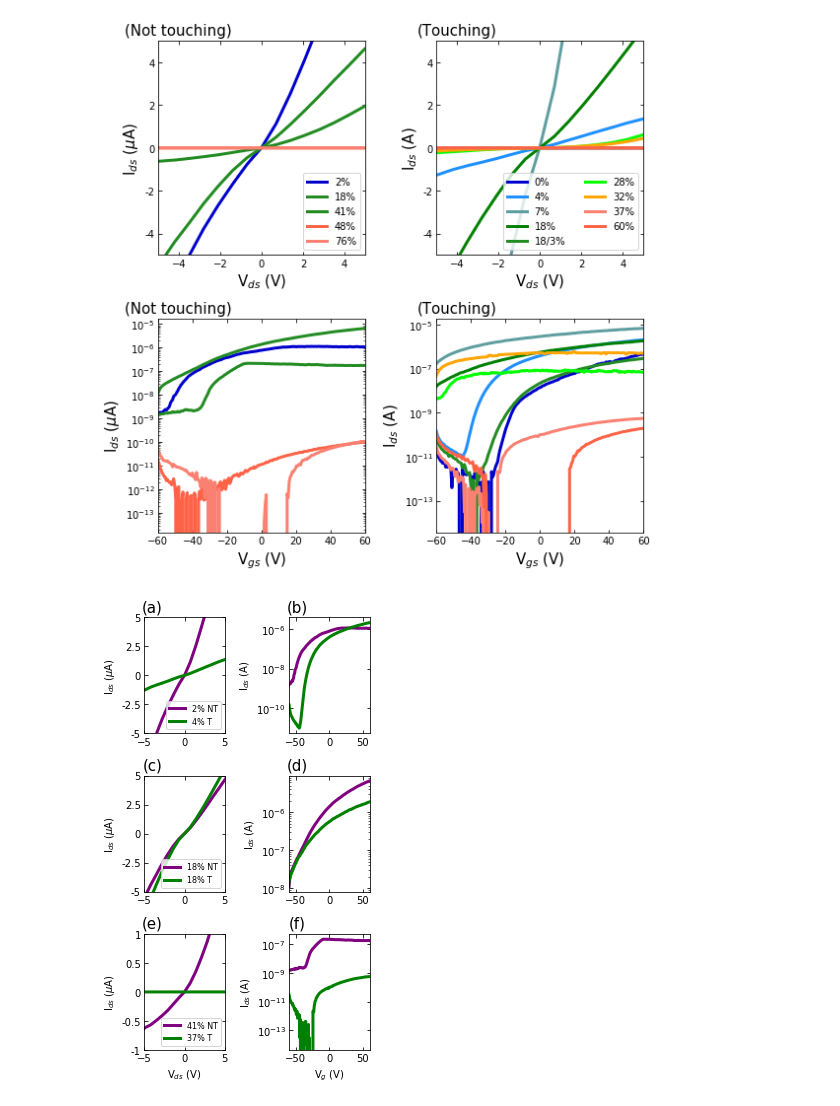
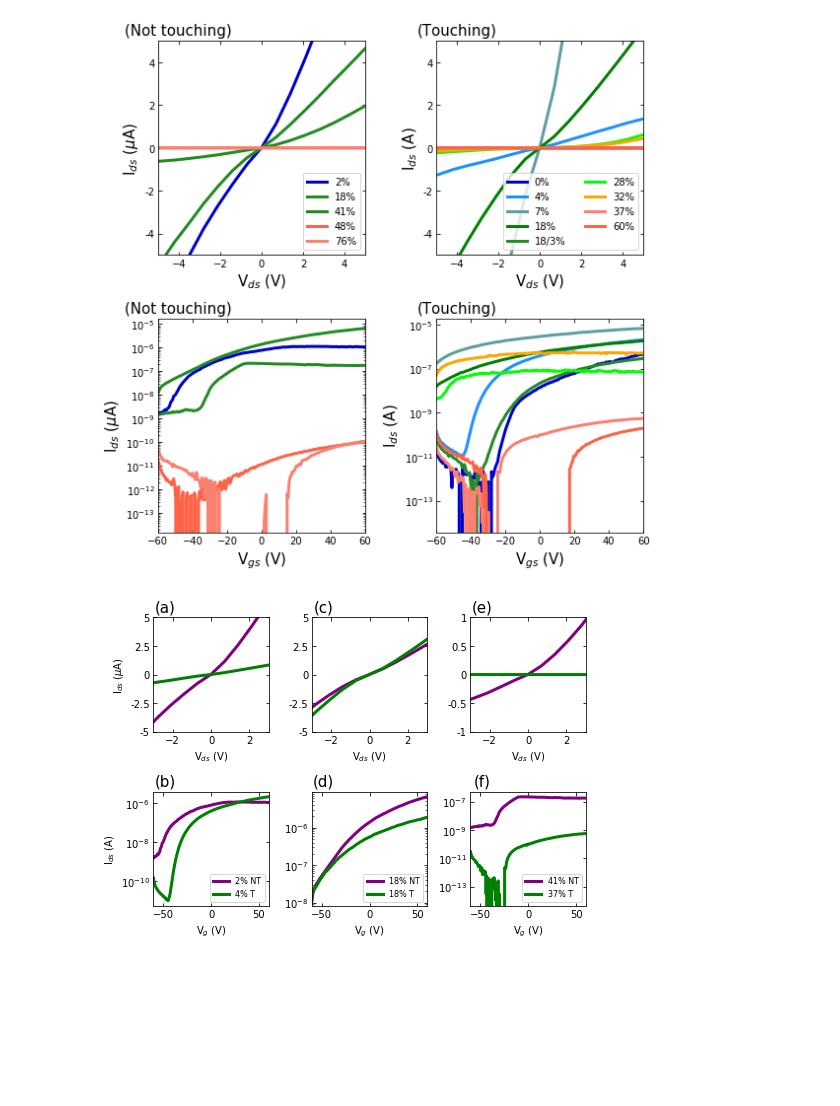
Before and after one commit to molydisulfide/Cut-to-channel-ratio-study, a Jupyter notebook: Paper.ipynb, the cells around one changed output. Saved outputs shown, nothing was run; the diff lists cells and outputs as text; code cells hidden in the pictures; blank space fills up the shorter version.

```diff
--- a/Paper.ipynb
+++ b/Paper.ipynb
@@ -1226,11 +1232,11 @@ plt.show()
 # %% [output]
 [figure]
 # %%
-fig = plt.figure(figsize = ((4,7)))
+fig = plt.figure(figsize = ((7,5)))
 scale_y = 1e-6
 ticks_y = ticker.FuncFormatter(lambda x, pos: '{0:g}'.format(x/scale_y))
 
-ax1 = fig.add_subplot(321)
+ax1 = fig.add_subplot(231)
 ax1.set_title("(a)", fontsize = 15, x=0.1)
 ax1.yaxis.set_major_formatter(ticks_y)
 
@@ -1240,14 +1246,14 @@ ax1.plot(x_02_EVO_NF[50:150], y_02_EVO_NF[50:150], '-', ms =5,alpha = 1, mew = '
 ax1.plot(x_025_EVO_NF[50:150], y_025_EVO_NF[50:150], '-', ms =5,alpha = 1, mew = '.25', color = 'g',
          linewidth = 3, mfc = "g",mec = 'black',
         label = "4% T")
-ax1.set_xlim([-5,5])
+ax1.set_xlim([-3,3])
 ax1.set_ylim([-0.000005,0.000005])
 ax1.tick_params(which = 'both', direction = 'in', top = 'on', right = 'on')
-#ax1.set_xlabel("V$_{ds}$ (V)", fontsize = 15)
+ax1.set_xlabel("V$_{ds}$ (V)", fontsize = 10)
 ax1.set_ylabel("I$_{ds}$ ($\mu$A)", fontsize = 10)
-ax1.legend(ncol =1, loc = 'lower right', fontsize = 8)
+#ax1.legend(ncol =1, loc = 'lower right', fontsize = 8)
 
-ax2 = fig.add_subplot(322)
+ax2 = fig.add_subplot(234)
 ax2.set_title("(b)", fontsize = 15, x=0.1)
 ax2.yaxis.set_major_formatter(ticks_y)
 
@@ -1259,12 +1265,12 @@ ax2.plot(x_025_EVO_gt_NF, y_025_EVO_gt_NF, '-', ms =5,alpha = 1, mew = '0.25', c
         label = "4% T")
 ax2.set_xlim([-60,60])
 ax2.tick_params(which = 'both', direction = 'in', top = 'on', right = 'on')
-#ax2.set_xlabel("V$_{gs}$ (V)", fontsize = 10)
+ax2.set_xlabel("V$_{g}$ (V)", fontsize = 10)
 ax2.set_ylabel("I$_{ds}$ (A)", fontsize = 10)
 ax2.set_yscale('log')
-#ax2.legend(ncol =1, loc = 'lower right', fontsize = 8)
+ax2.legend(ncol =1, loc = 'lower right', fontsize = 8)
 
-ax3 = fig.add_subplot(323)
+ax3 = fig.add_subplot(232)
 ax3.set_title("(c)", fontsize = 15, x=0.1)
 ax3.yaxis.set_major_formatter(ticks_y)
 
@@ -1274,14 +1280,14 @@ ax3.plot(x_0001_EVO_NF[50:150], y_0001_EVO_NF[50:150], '-', ms =5,alpha = 1, mew
 ax3.plot(x_10_EVO_NF[50:150], y_10_EVO_NF[50:150], '-', ms =5,alpha = 1, mew = '.25', color = 'g',
          linewidth = 3, mfc = "g",mec = 'black',
         label = "18% T")
-ax3.set_xlim([-5,5])
+ax3.set_xlim([-3,3])
 ax3.set_ylim([-0.000005,0.000005])
 ax3.tick_params(which = 'both', direction = 'in', top = 'on', right = 'on')
-#ax3.set_xlabel("V$_{ds}$ (V)", fontsize = 15)
-ax3.set_ylabel("I$_{ds}$ ($\mu$A)", fontsize = 10)
-ax3.legend(ncol =1, loc = 'lower right', fontsize = 8)
+ax3.set_xlabel("V$_{ds}$ (V)", fontsize = 10)
+#ax3.set_ylabel("I$_{ds}$ ($\mu$A)", fontsize = 10)
+#ax3.legend(ncol =1, loc = 'lower right', fontsize = 8)
 
-ax4 = fig.add_subplot(324)
+ax4 = fig.add_subplot(235)
 ax4.set_title("(d)", fontsize = 15, x=0.1)
 ax4.yaxis.set_major_formatter(ticks_y)
 
@@ -1293,47 +1299,47 @@ ax4.plot(x_10_EVO_gt_NF, y_10_EVO_gt_NF, '-', ms =5,alpha = 1, mew = '0.25', col
         label = "18% T")
 ax4.set_xlim([-60,60])
 ax4.tick_params(which = 'both', direction = 'in', top = 'on', right = 'on')
-#ax4.set_xlabel("V$_{gs}$ (V)", fontsize = 10)
-ax4.set_ylabel("I$_{ds}$ (A)", fontsize = 10)
+ax4.set_xlabel("V$_{g}$ (V)", fontsize = 10)
+#ax4.set_ylabel("I$_{ds}$ (A)", fontsize = 10)
 ax4.set_yscale('log')
-#ax4.legend(ncol =1, loc = 'lower right', fontsize = 8)
+ax4.legend(ncol =1, loc = 'lower right', fontsize = 8)
 
-ax5 = fig.add_subplot(325)
+ax5 = fig.add_subplot(233)
 ax5.set_title("(e)", fontsize = 15, x=0.1)
 ax5.yaxis.set_major_formatter(ticks_y)
 
 ax5.plot(x_03_EVO_NF[50:150], y_03_EVO_NF[50:150], '-', ms =5,alpha = 1, mew = '.25', color = 'purple',
          linewidth = 3, mfc = "mediumblue",mec = 'black',
         label = "41% NT")
 ax5.plot(x_065_EVO_NF[50:150], y_065_EVO_NF[50:150], '-', ms =5,alpha = 1, mew = '.25', color = 'g',
          linewidth = 3, mfc = "g",mec = 'black',
         label = "37% T")
-ax5.set_xlim([-5,5])
+ax5.set_xlim([-3,3])
 ax5.set_ylim([-0.000001,0.000001])
 ax5.tick_params(which = 'both', direction = 'in', top = 'on', right = 'on')
 ax5.set_xlabel("V$_{ds}$ (V)", fontsize = 10)
-ax5.set_ylabel("I$_{ds}$ ($\mu$A)", fontsize = 10)
-ax5.legend(ncol =1, loc = 'lower right', fontsize = 8)
+#ax5.set_ylabel("I$_{ds}$ ($\mu$A)", fontsize = 10)
+#ax5.legend(ncol =1, loc = 'lower right', fontsize = 8)
 
 
-ax6 = fig.add_subplot(326)
+ax6 = fig.add_subplot(236)
 ax6.set_title("(f)", fontsize = 15, x=0.1)
 ax6.yaxis.set_major_formatter(ticks_y)
 ax6.plot(x_03_EVO_gt_NF, y_03_EVO_gt_NF, '-', ms =5,alpha = 1, mew = '0.25', color = 'purple',
          linewidth = 3, mfc = "mediumblue", mec = 'black',
         label = "41% NT")
 ax6.plot(x_065_EVO_gt_NF, y_065_EVO_gt_NF, '-', ms =5,alpha = 1, mew = '0.25', color = 'g',mec = 'black',
          linewidth = 3, mfc = "tomato",
         label = "37% T")
 ax6.set_xlim([-60,60])
 ax6.tick_params(which = 'both', direction = 'in', top = 'on', right = 'on')
 ax6.set_xlabel("V$_{g}$ (V)", fontsize = 10)
-ax6.set_ylabel("I$_{ds}$ (A)", fontsize = 10)
+#ax6.set_ylabel("I$_{ds}$ (A)", fontsize = 10)
 ax6.set_yscale('log')
-#ax6.legend(ncol =1, loc = 'lower right', fontsize = 8)
+ax6.legend(ncol =1, loc = 'lower right', fontsize = 8)
 
 plt.tight_layout()
 plt.savefig("touching-notouching-regions",bbox_inches='tight', dpi = 600)
 plt.show()
 # %% [output]
-[figure, old version]
+[figure, new version]
```
Also changed, not shown: parts of 6 cells of this notebook, 51 other files.
